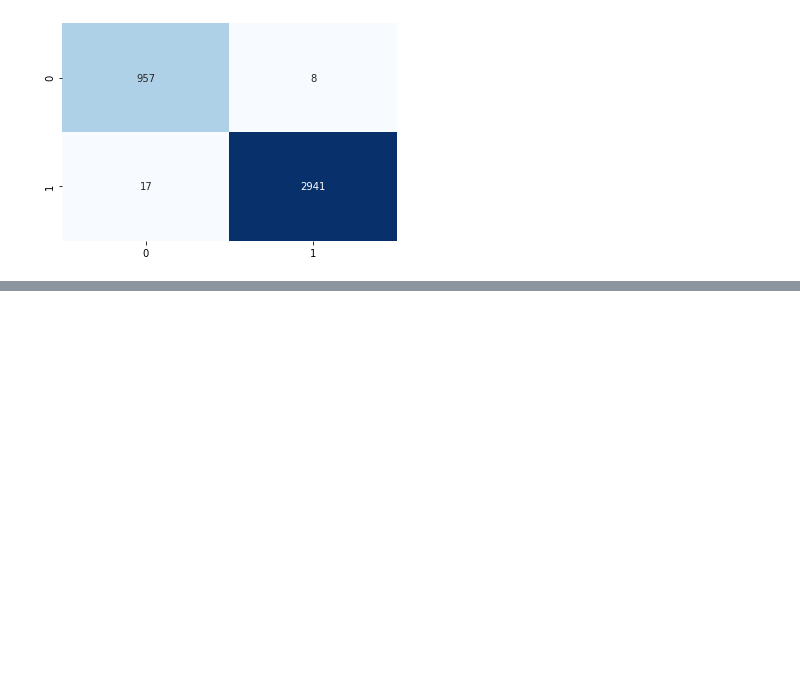
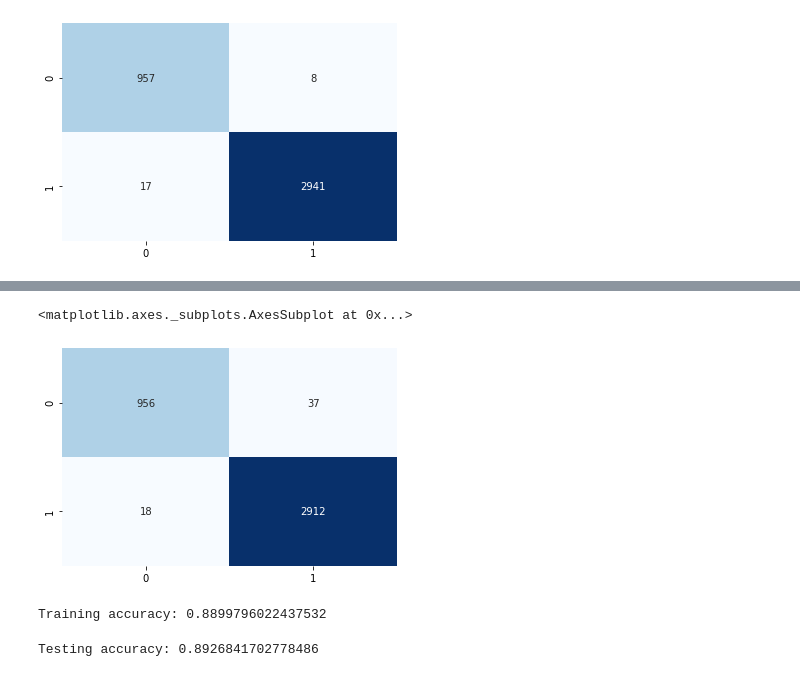
Before and after one commit to RahulNK3498/FinalYearProject, a Jupyter notebook: Malware.ipynb, the cells around one changed output, grey strips where cells are left out. Drawn from its saved outputs; the diff is of its cells as text; code cells hidden in the pictures; blank space fills up the shorter version.

```diff
--- a/Malware.ipynb
+++ b/Malware.ipynb
@@ -238,0 +241,6 @@ pd.concat([X_to_push['Name'], pd.DataFrame(y_testing_pred) ], axis=1)
+# %%
+from sklearn.neighbors import KNeighborsClassifier
+knn=KNeighborsClassifier(n_neighbors=4)
+knn.fit(X_train,y_train)
+print("Train Score: "+str(knn.score(X_train,y_train)))
+print("Test Score: "+str(knn.score(X_test,y_test)))
@@ -238,0 +299,4 @@ pd.concat([X_to_push['Name'], pd.DataFrame(y_testing_pred) ], axis=1)
+# %%
+from sklearn.metrics import classification_report, confusion_matrix
+y_pred = knn.predict(X_test)
+print(classification_report(y_pred, y_test))
@@ -238,0 +312,17 @@ pd.concat([X_to_push['Name'], pd.DataFrame(y_testing_pred) ], axis=1)
+# %%
+sns.heatmap(confusion_matrix(y_pred, y_test), annot=True, fmt="d", cmap=plt.cm.Blues, cbar=False)
+# %% [output]
+<matplotlib.axes._subplots.AxesSubplot at 0x...>
+[figure, added]
+# %%
+from sklearn.naive_bayes import GaussianNB
+gnb = GaussianNB()
+gnb.fit(filterdf(X_new), y_train)
+print("Training accuracy: "+str(gnb.score(filterdf(X_new),y_train)))
+# %% [output]
+Training accuracy: 0.8899796022437532
+# %%
+y_pred = gnb.predict(filterdf(X_test_new))
+print("Testing accuracy: "+str(gnb.score(filterdf(X_test_new),y_test)))
+# %% [output]
+Testing accuracy: 0.8926841702778486
```
Also changed, not shown: parts of 24 cells of this notebook.
